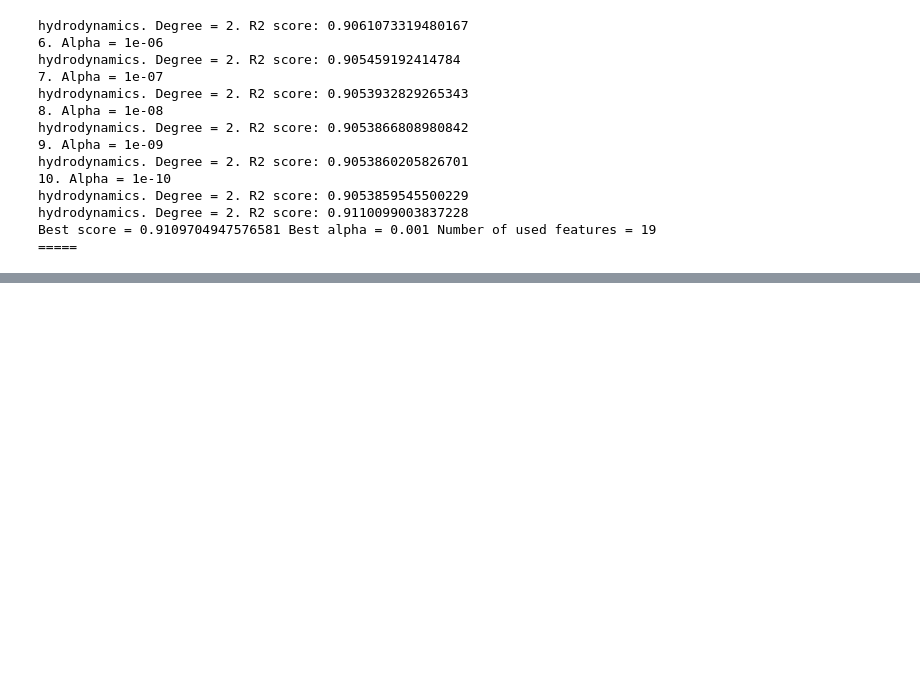
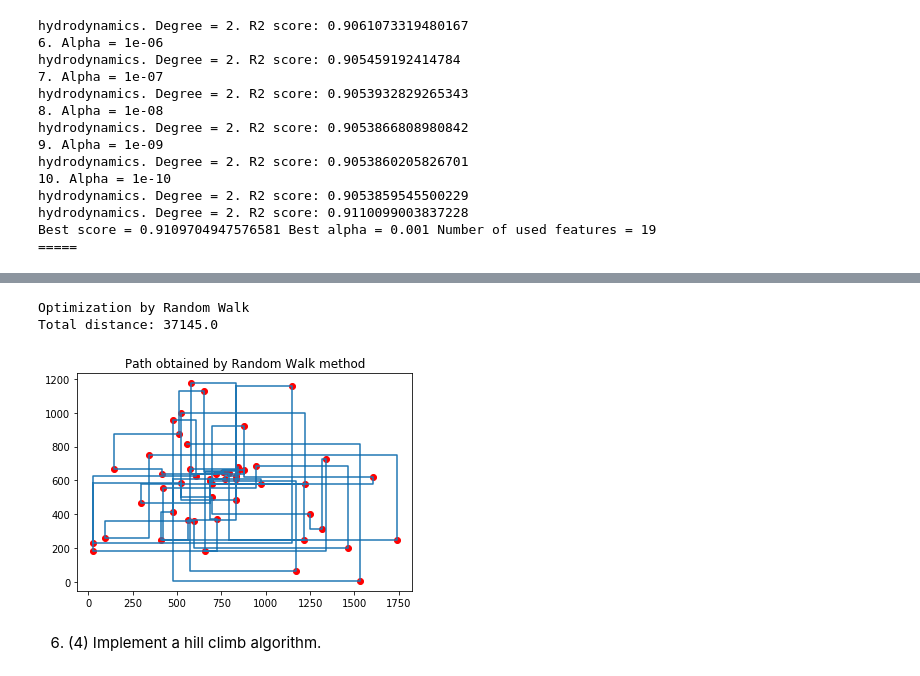
Before and after one commit to RamSaw/MachineLearning, a Jupyter notebook: hw04/hw04.ipynb, the cells around one changed output, grey strips where cells are left out. Saved outputs shown, nothing was run; the diff lists cells and outputs as text; code cells hidden in the pictures; blank space fills up the shorter version.

Commit message:
Done all except genetic algorithm

```diff
--- a/hw04/hw04.ipynb
+++ b/hw04/hw04.ipynb
@@ -425,0 +492,17 @@ Best score = 0.9109704947576581 Best alpha = 0.001 Number of used features = 19
+# %%
+def optimize_random_walk(f, X, dist=np.random.uniform):
+    indices_to_visit = []
+    indices = [i for i in range(X.shape[0])]
+    for i in reversed(range(X.shape[0])):
+        index_to_select = int(dist(0, i + 1))
+        indices_to_visit.append(indices[index_to_select])
+        indices.remove(indices[index_to_select])
+    return X[indices_to_visit], f(X[indices_to_visit])
+# %%
+conduct_optimization_experiment(optimize_random_walk, "Random Walk")
+# %% [output]
+Optimization by Random Walk
+Total distance: 37145.0
+[figure, added]
+# %% [markdown]
+6. (4) Implement a hill climb algorithm.
```
Also changed, not shown: parts of 15 cells of this notebook, 1 other file.
